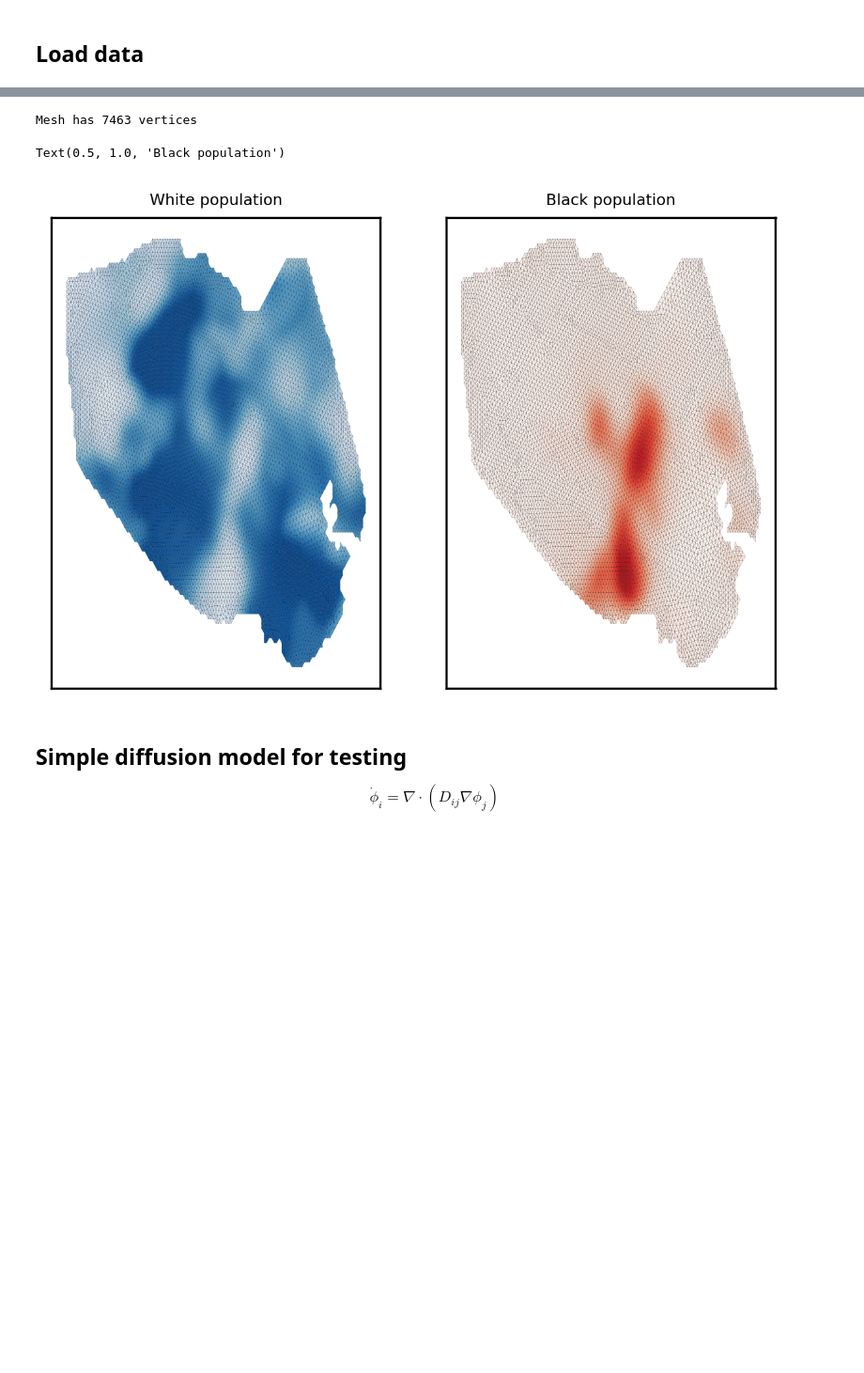
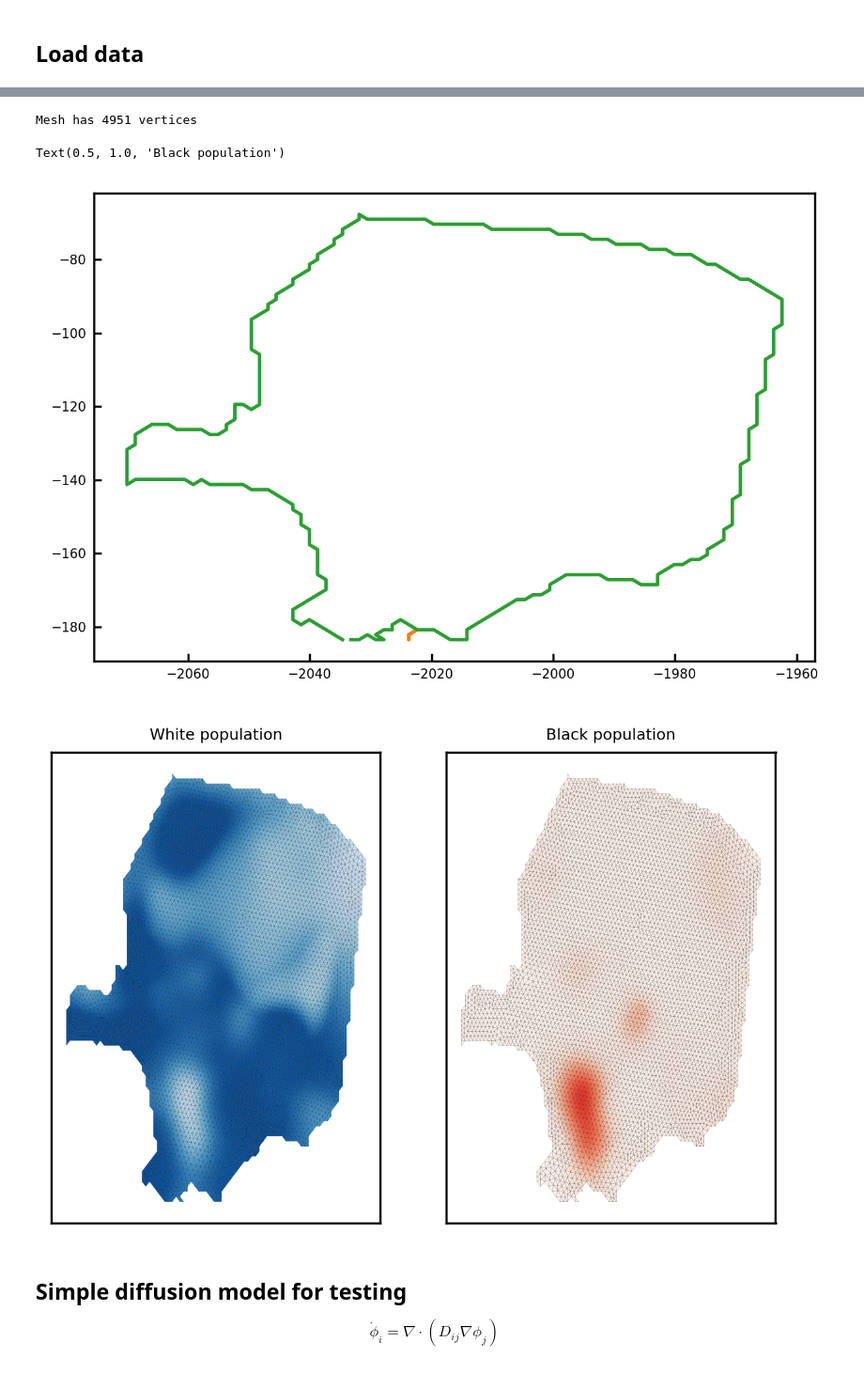
Before and after one commit to jcolen/sociohydro, a Jupyter notebook: Fenics_data.ipynb, the cells around one changed output, grey strips where cells are left out. Shown at 94% size. Saved outputs shown, nothing was run; the diff lists cells and outputs as text; code cells hidden in the pictures; blank space fills up the shorter version.

```diff
--- a/Fenics_data.ipynb
+++ b/Fenics_data.ipynb
@@ -104,10 +104,17 @@ contours, _ = cv2.findContours(mask_float, cv2.RETR_TREE, cv2.CHAIN_APPROX_NONE)
 countours is a list of lists -- you can change the index below here to get
     different contours to choose as the mesh.
 '''
-polygon = contours[1].squeeze()
+idx = np.argmax([contours[i].squeeze().shape[0] for i in range(len(contours))])
+polygon = contours[idx].squeeze()
 print(polygon.shape)
 pos_x = x_grid[polygon[:, 1], polygon[:, 0]]
 pos_y = y_grid[polygon[:, 1], polygon[:, 0]]
+
+plt.plot(pos_x, pos_y)
+plt.plot(pos_x[259:263], pos_y[259:263])
+pos_x = np.concatenate([pos_x[:259], pos_x[263:]], axis=0)
+pos_y = np.concatenate([pos_y[:259], pos_y[263:]], axis=0)
+plt.plot(pos_x, pos_y)
 
 with pygmsh.geo.Geometry() as geom:
     geom.add_polygon(np.stack([pos_x, pos_y], axis=-1), mesh_size=2)
@@ -149,9 +156,10 @@ ax[1].set_title('Black population')
 Warning: DOLFIN XML is a legacy format. Consider using XDMF instead.
 Warning: DOLFIN XML can only handle one cell type at a time. Using triangle, discarding line,
 vertex.
-Mesh has 7463 vertices
+Mesh has 4951 vertices
 Text(0.5, 1.0, 'Black population')
-[figure, old version]
+[figure, new version]
+[figure, added]
 # %% [markdown]
 ## Simple diffusion model for testing
 
```
Also changed, not shown: parts of 2 cells of this notebook, 19 other files.
